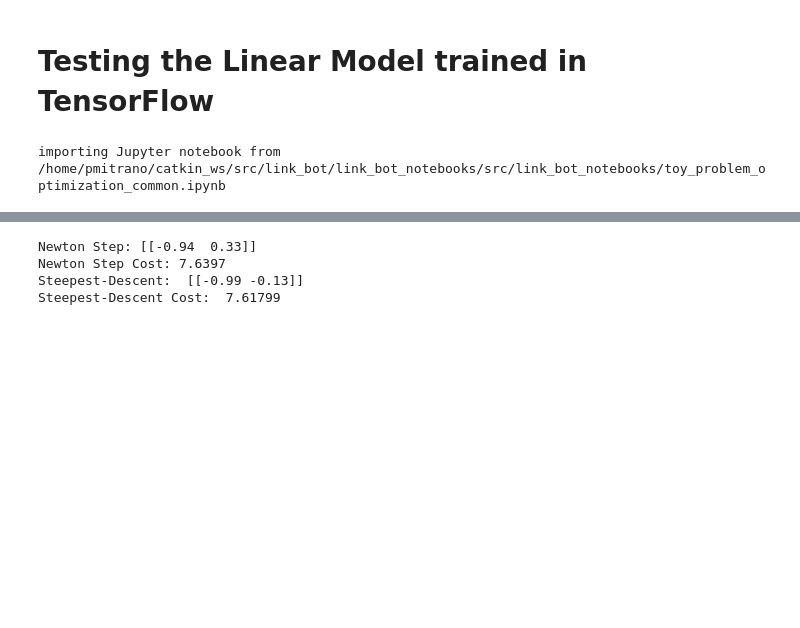
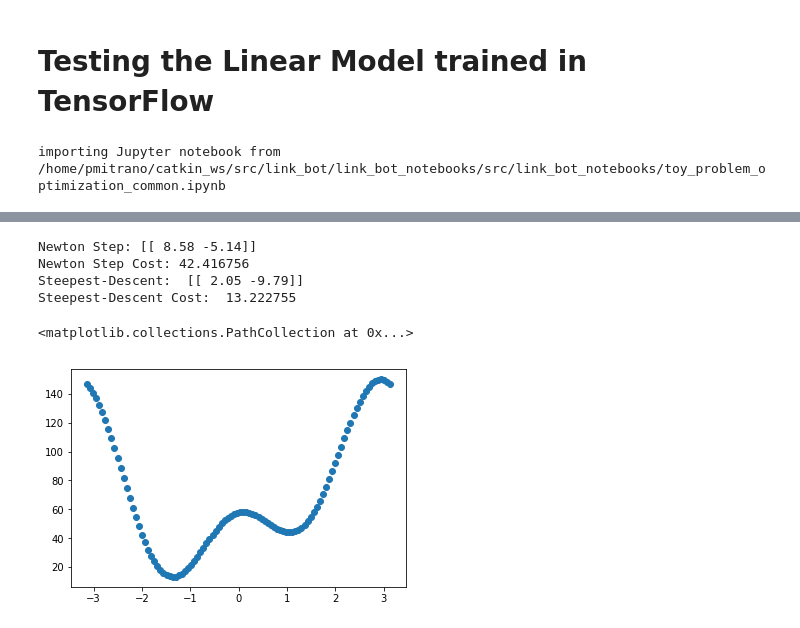
Before and after one commit to UM-ARM-Lab/unreliable-deform-manipulation, a Jupyter notebook: link_bot_notebooks/src/link_bot_notebooks/Linear TF Testing.ipynb, the cells around one changed output, grey strips where cells are left out. Drawn from its saved outputs; the diff is of its cells as text; code cells hidden in the pictures; blank space fills up the shorter version.

```diff
--- a/link_bot_notebooks/src/link_bot_notebooks/Linear TF Testing.ipynb
+++ b/link_bot_notebooks/src/link_bot_notebooks/Linear TF Testing.ipynb
@@ -140,25 +169,33 @@ ax.set_ylabel("Y (m)");
 # %%
 x = 2
 y = -2
-o = model.reduce(np.array([[x], [y], [0], [0], [0], [0]]))
+o = model.reduce(np.array([[x], [y], [x], [y], [x], [y]]))
 o1 = o[0, 0]
 o2 = o[1, 0]
+M = 10
 u, _, _ = model.act(o, goal)
-u = u / np.linalg.norm(u)
+u = u / np.linalg.norm(u) * M
 print("Newton Step:", u[0].T)
 print("Newton Step Cost:", model.predict_cost(o, u, goal)[0,0])
 min_cost = 1e9
 min_cost_u = None
-for angle in np.linspace(-np.pi, np.pi, 100):
-    u = np.array([[[np.cos(angle)], [np.sin(angle)]]])
+costs = []
+angles = np.linspace(-np.pi, np.pi, 100)
+for angle in angles:
+    u = np.array([[[np.cos(angle)], [np.sin(angle)]]]) * M
     cost = model.predict_cost(o, u, goal)[0, 0]
+    costs.append(cost)
     if cost < min_cost:
         min_cost = cost
         min_cost_u = u;
 print("Steepest-Descent: ", min_cost_u[0].T)
 print("Steepest-Descent Cost: ", min_cost)
+
+plt.scatter(angles, costs)
 # %% [output]
-Newton Step: [[-0.94  0.33]]
-Newton Step Cost: 7.6397
-Steepest-Descent:  [[-0.99 -0.13]]
-Steepest-Descent Cost:  7.61799
+Newton Step: [[ 8.58 -5.14]]
+Newton Step Cost: 42.416756
+Steepest-Descent:  [[ 2.05 -9.79]]
+Steepest-Descent Cost:  13.222755
+<matplotlib.collections.PathCollection at 0x...>
+[figure, added]
```
Also changed, not shown: parts of 10 cells of this notebook, 3 other files.
